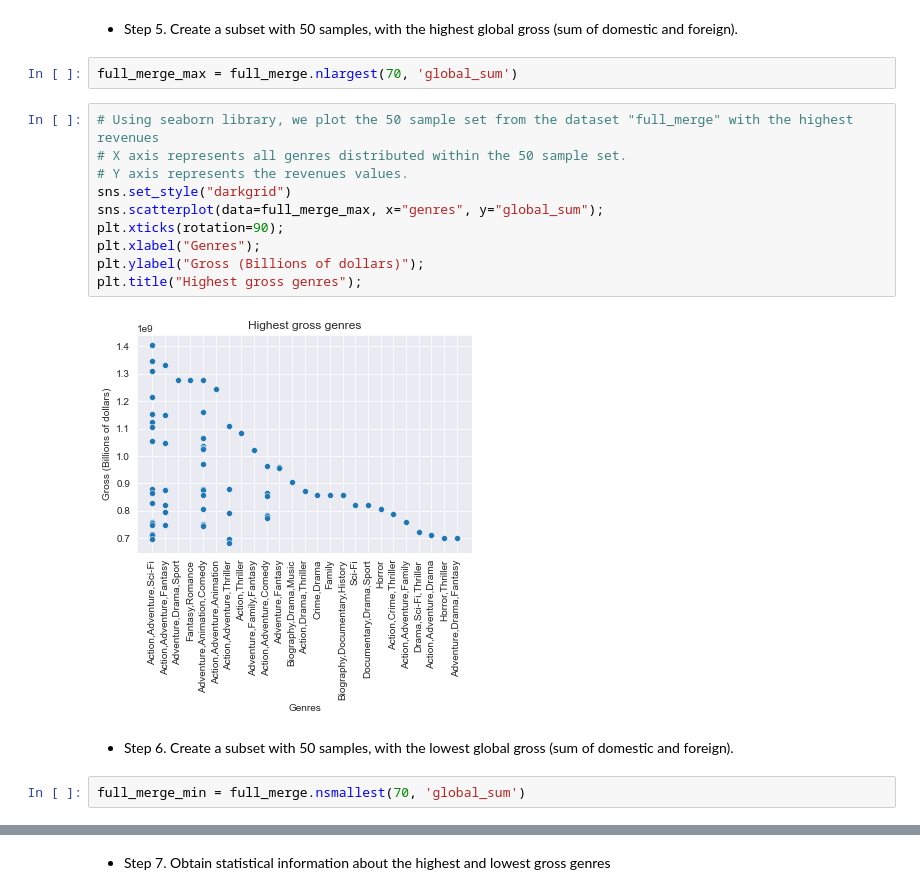
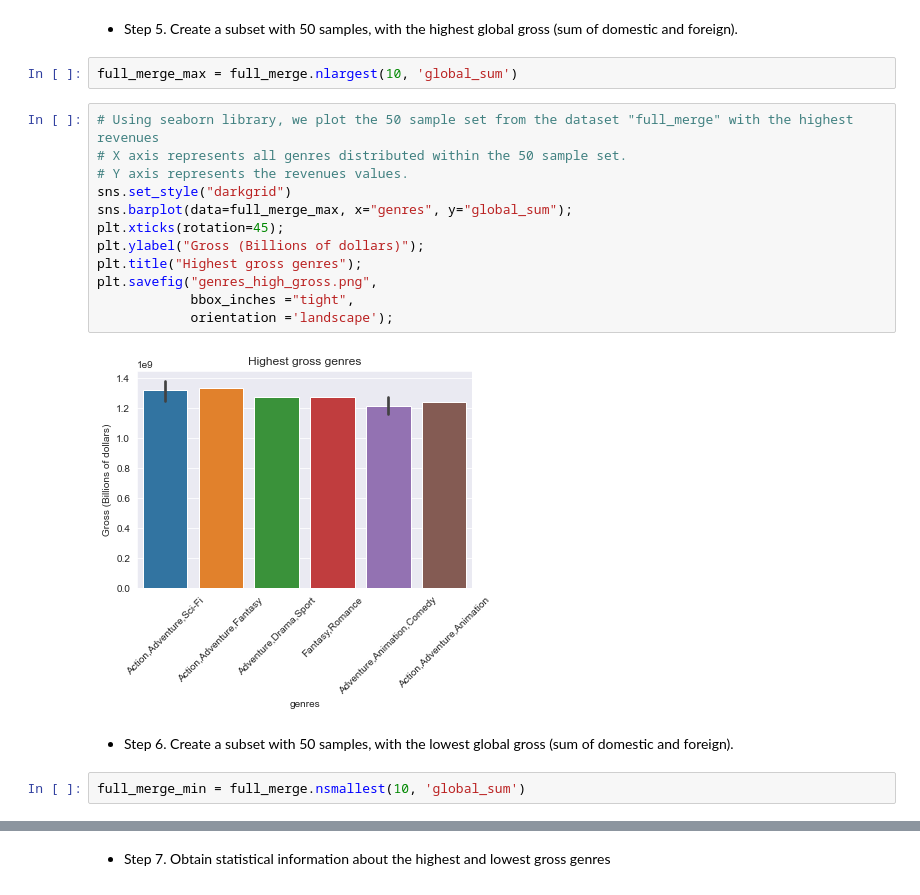
Before and after one commit to mahanabba/Pod_3_Capstone, a Jupyter notebook: student.ipynb, the cells around one changed output, grey strips where cells are left out. Saved outputs shown, nothing was run; the diff lists cells and outputs as text.

```diff
--- a/student.ipynb
+++ b/student.ipynb
@@ -217,23 +221,25 @@ full_merge.head(2)
 # %% [markdown]
 - Step 5. Create a subset with 50 samples, with the highest global gross (sum of domestic and foreign).
 # %%
-full_merge_max = full_merge.nlargest(70, 'global_sum')
+full_merge_max = full_merge.nlargest(10, 'global_sum')
 # %%
 # Using seaborn library, we plot the 50 sample set from the dataset "full_merge" with the highest revenues
 # X axis represents all genres distributed within the 50 sample set.
 # Y axis represents the revenues values.
 sns.set_style("darkgrid")
-sns.scatterplot(data=full_merge_max, x="genres", y="global_sum");
-plt.xticks(rotation=90);
-plt.xlabel("Genres");
+sns.barplot(data=full_merge_max, x="genres", y="global_sum");
+plt.xticks(rotation=45);
 plt.ylabel("Gross (Billions of dollars)");
 plt.title("Highest gross genres");
+plt.savefig("genres_high_gross.png",
+            bbox_inches ="tight",
+            orientation ='landscape');
 # %% [output]
-[figure, old version]
+[figure, new version]
 # %% [markdown]
 - Step 6. Create a subset with 50 samples, with the lowest global gross (sum of domestic and foreign).
 # %%
-full_merge_min = full_merge.nsmallest(70, 'global_sum')
+full_merge_min = full_merge.nsmallest(10, 'global_sum')
 # %%
 # Using seaborn library, we plot the 50 sample set from the dataset "full_merge" with the lowest revenues
 # X axis represents all genres distributed within the 50 sample set.
```
Also changed, not shown: parts of 12 cells of this notebook.
